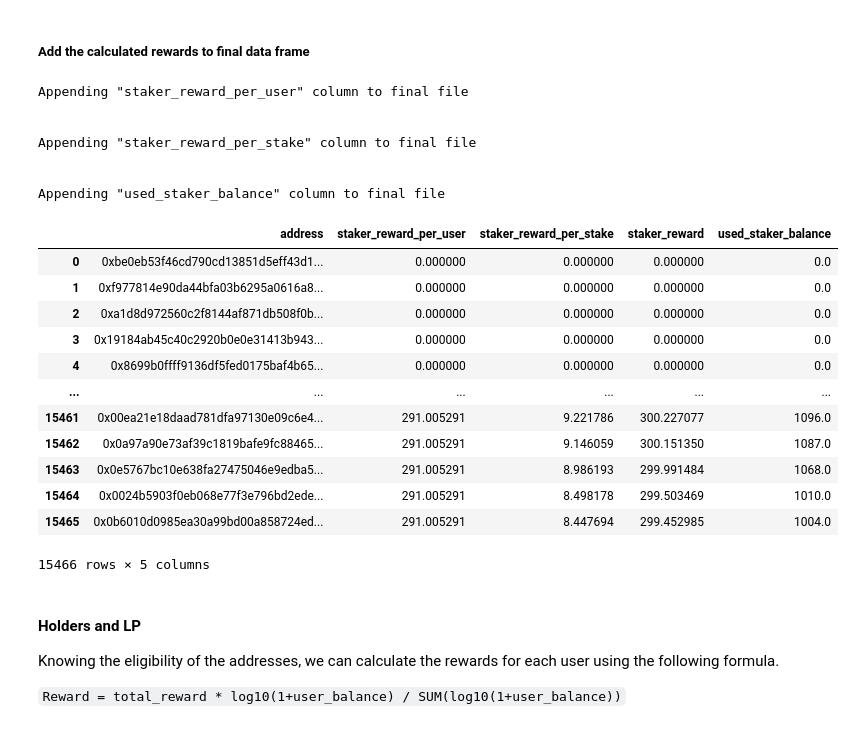
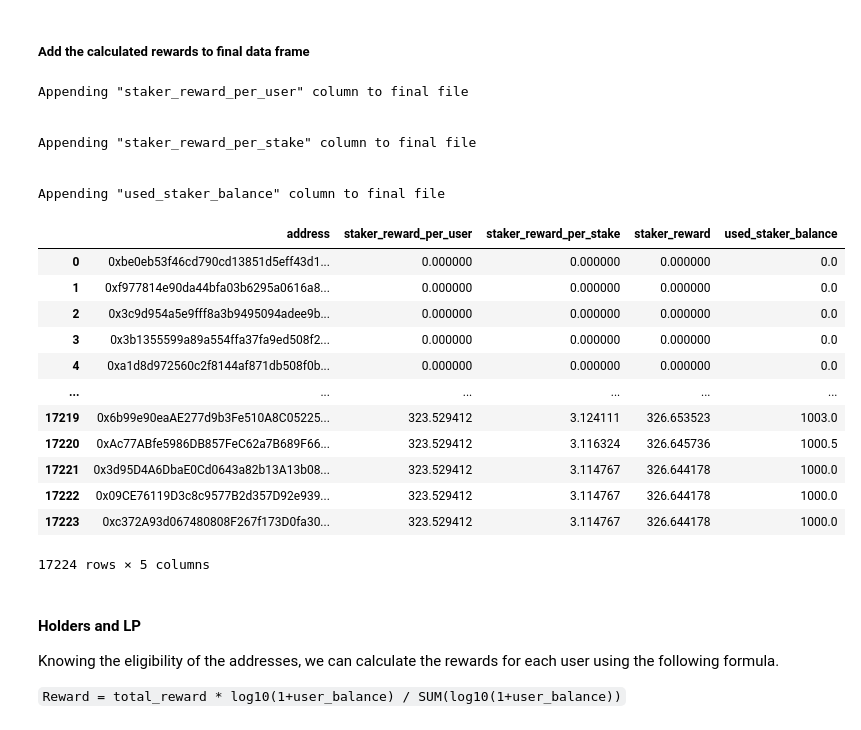
Before and after one commit to mathisbeauty/snapshot-processing, a Jupyter notebook: notebooks/pipeline.ipynb, the cells around one changed output. Cells and saved outputs as stored; diff of their text form; code cells hidden in the pictures.

```diff
--- a/notebooks/pipeline.ipynb
+++ b/notebooks/pipeline.ipynb
@@ -120,7 +145,7 @@ agi_snapshots = [clear_snapshot(snapshot) for snapshot in agi_snapshots_raw]
 agix_snapshots = [clear_snapshot(snapshot) for snapshot in agix_snapshots_raw]
 
 lp_snapshots = [clear_snapshot(snapshot) for snapshot in lp_snapshots_raw]
-stakers_snapshots = [clear_snapshot(snapshot) for snapshot in stakers_snapshots_raw]
+stakers_snapshots = [snapshot.reset_index(drop=True) for snapshot in stakers_snapshots_raw]
 
 print(agi_snapshots[0].columns)
 # Address and balance from the account with the largest holding, one of the Binance wallets
@@ -241,8 +277,9 @@ def get_eligible(initial_df, snapshots, category):
 
     return eligible_df
 
-
-eligible_addresses_holders = get_eligible(eligible_addresses_holders, holders_snapshots, 'holders')
-eligible_addresses_lp = get_eligible(eligible_addresses_lp, lp_snapshots, 'LP')
-eligible_addresses_stakers = get_eligible(eligible_addresses_stakers, stakers_snapshots, 'stakers')
+if CALCULATE_HOLDERS_AND_LP:
+    eligible_addresses_holders = get_eligible(eligible_addresses_holders, holders_snapshots, 'holders')
+    eligible_addresses_lp = get_eligible(eligible_addresses_lp, lp_snapshots, 'LP')
+if CALCULATE_STAKERS:
+    eligible_addresses_stakers = get_eligible(eligible_addresses_stakers, stakers_snapshots, 'stakers')
 # %% [output]
@@ -334,7 +369,9 @@ rewards_stakers_df.insert(len(rewards_stakers_df.columns), 'staker_reward_per_us
 
 total_stake = eligible_addresses_stakers['balance'].sum()
 
-rewards_stakers_df['staker_reward_per_stake'] = rewards_stakers_df.apply(lambda x: half_staking_reward * np.double(x['balance']) / np.double(total_stake) / CONVERT_TO_FULL_BALANCE_SDAO, axis=1)
+rewards_stakers_df['staker_reward_per_stake'] = rewards_stakers_df.apply(lambda x: half_staking_reward * np.double(x['balance']) / np.double(total_stake), axis=1)
+
+rewards_stakers_df['staker_reward_per_stake'] /= CONVERT_TO_FULL_BALANCE_SDAO
 
 display(rewards_stakers_df)
 
@@ -355,11 +392,11 @@ print('Allocated reward (stakers, total): %s' % (TOTAL_STAKING_REWARD / CONVERT_
 print('Calculated reward (stakers, total): %s' % (calculated_staker_reward_per_user + calculated_staker_reward_per_stake))
 print()
 
-per_user_error = calculated_staker_reward_per_user != adjusted_half_staker_reward
+per_user_error = abs(calculated_staker_reward_per_user - adjusted_half_staker_reward) > MAXIMUM_ERROR_SDAO
 
-per_stake_error = calculated_staker_reward_per_stake != adjusted_half_staker_reward
+per_stake_error = abs(calculated_staker_reward_per_stake - adjusted_half_staker_reward) > MAXIMUM_ERROR_SDAO
 
-total_error = (calculated_staker_reward_per_user + calculated_staker_reward_per_stake) != (adjusted_half_staker_reward * 2)
+total_error = abs((calculated_staker_reward_per_user + calculated_staker_reward_per_stake) - (adjusted_half_staker_reward * 2)) > MAXIMUM_ERROR_SDAO
 
 if per_user_error or per_stake_error or total_error:
     raise Exception('Error calculating rewards (stakers)', 'final reward sum does not match allocated reward')
@@ -392,33 +429,34 @@ Calculated reward (stakers, total): 550000.0
 # %%
 rewards_stakers_df['balance'] /= CONVERT_TO_FULL_BALANCE_AGI
 
-addresses_df = append_column_by_address(addresses_df, rewards_stakers_df, 'staker_reward_per_user')
-addresses_df = append_column_by_address(addresses_df, rewards_stakers_df, 'staker_reward_per_stake')
-addresses_df['staker_reward'] = addresses_df['staker_reward_per_user'] + addresses_df['staker_reward_per_stake']
-addresses_df = append_column_by_address(addresses_df, rewards_stakers_df, 'balance', 'used_staker_balance')
+if CALCULATE_STAKERS:
+    addresses_df = append_column_by_address(addresses_df, rewards_stakers_df, 'staker_reward_per_user')
+    addresses_df = append_column_by_address(addresses_df, rewards_stakers_df, 'staker_reward_per_stake')
+    addresses_df['staker_reward'] = addresses_df['staker_reward_per_user'] + addresses_df['staker_reward_per_stake']
+    addresses_df = append_column_by_address(addresses_df, rewards_stakers_df, 'balance', 'used_staker_balance')
 
 display(addresses_df)
 # %% [output]
 Appending "staker_reward_per_user" column to final file
 
 
 Appending "staker_reward_per_stake" column to final file
 
 
 Appending "used_staker_balance" column to final file
 |  | address | staker_reward_per_user | staker_reward_per_stake | staker_reward | used_staker_balance |
 | 0 | 0xbe0eb53f46cd790cd13851d5eff43d1... | 0.000000 | 0.000000 | 0.000000 | 0.0 |
 | 1 | 0xf977814e90da44bfa03b6295a0616a8... | 0.000000 | 0.000000 | 0.000000 | 0.0 |
-| 2 | 0xa1d8d972560c2f8144af871db508f0b... | 0.000000 | 0.000000 | 0.000000 | 0.0 |
-| 3 | 0x19184ab45c40c2920b0e0e31413b943... | 0.000000 | 0.000000 | 0.000000 | 0.0 |
-| 4 | 0x8699b0ffff9136df5fed0175baf4b65... | 0.000000 | 0.000000 | 0.000000 | 0.0 |
+| 2 | 0x3c9d954a5e9fff8a3b9495094adee9b... | 0.000000 | 0.000000 | 0.000000 | 0.0 |
+| 3 | 0x3b1355599a89a554ffa37fa9ed508f2... | 0.000000 | 0.000000 | 0.000000 | 0.0 |
+| 4 | 0xa1d8d972560c2f8144af871db508f0b... | 0.000000 | 0.000000 | 0.000000 | 0.0 |
 | ... | ... | ... | ... | ... | ... |
-| 15461 | 0x00ea21e18daad781dfa97130e09c6e4... | 291.005291 | 9.221786 | 300.227077 | 1096.0 |
-| 15462 | 0x0a97a90e73af39c1819bafe9fc88465... | 291.005291 | 9.146059 | 300.151350 | 1087.0 |
-| 15463 | 0x0e5767bc10e638fa27475046e9edba5... | 291.005291 | 8.986193 | 299.991484 | 1068.0 |
-| 15464 | 0x0024b5903f0eb068e77f3e796bd2ede... | 291.005291 | 8.498178 | 299.503469 | 1010.0 |
-| 15465 | 0x0b6010d0985ea30a99bd00a858724ed... | 291.005291 | 8.447694 | 299.452985 | 1004.0 |
+| 17219 | 0x6b99e90eaAE277d9b3Fe510A8C05225... | 323.529412 | 3.124111 | 326.653523 | 1003.0 |
+| 17220 | 0xAc77ABfe5986DB857FeC62a7B689F66... | 323.529412 | 3.116324 | 326.645736 | 1000.5 |
+| 17221 | 0x3d95D4A6DbaE0Cd0643a82b13A13b08... | 323.529412 | 3.114767 | 326.644178 | 1000.0 |
+| 17222 | 0x09CE76119D3c8c9577B2d357D92e939... | 323.529412 | 3.114767 | 326.644178 | 1000.0 |
+| 17223 | 0xc372A93d067480808F267f173D0fa30... | 323.529412 | 3.114767 | 326.644178 | 1000.0 |
-15466 rows × 5 columns
+17224 rows × 5 columns
 # %% [markdown]
 #### Holders and LP
 
```
Also changed, not shown: parts of 10 cells of this notebook, 7 other files.
